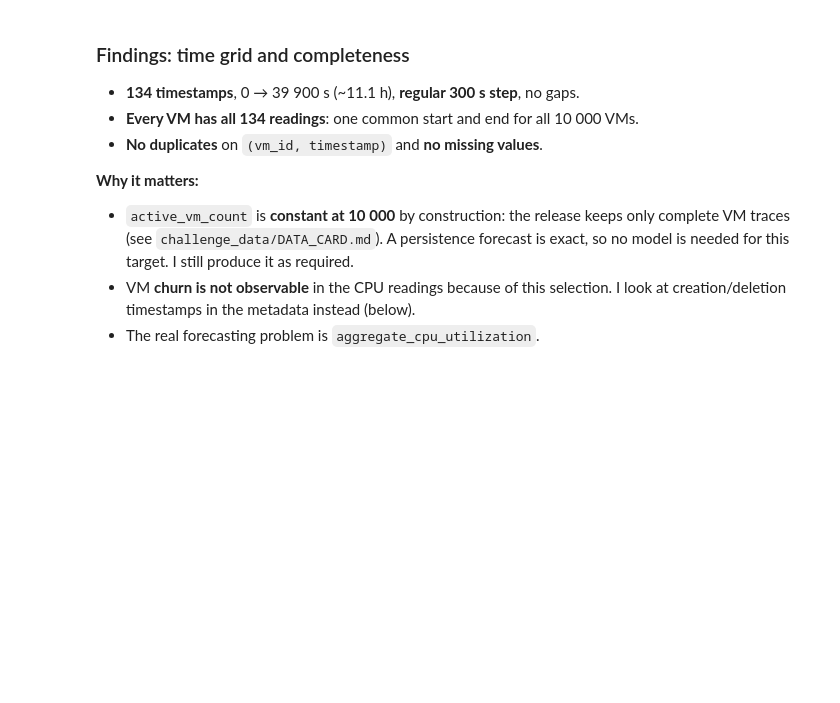
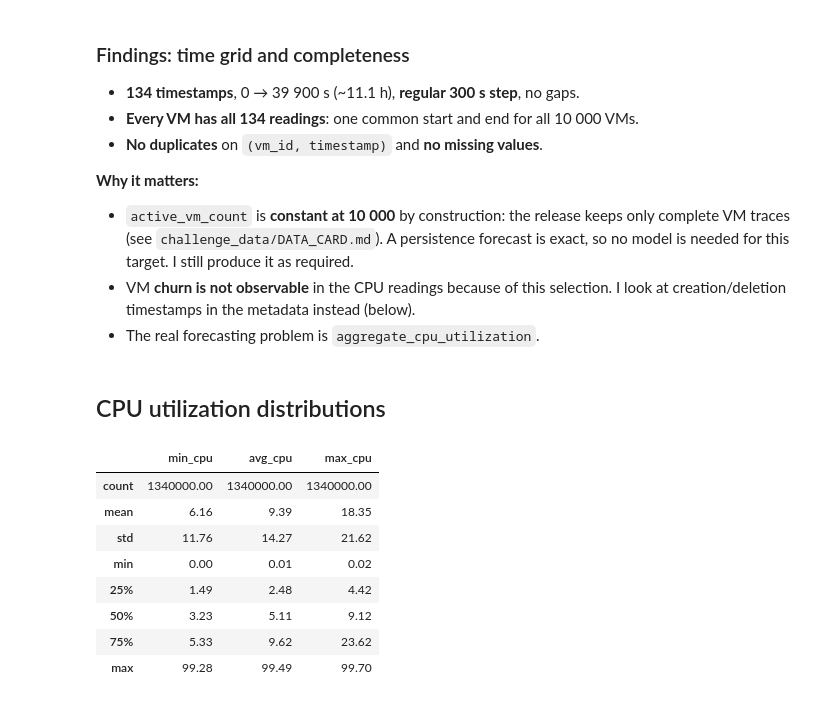
Before and after one commit to Akillot/forecasting-challenge, a Jupyter notebook: notebooks/01_data_audit.ipynb, the cells around one changed output. Cells and saved outputs as stored; diff of their text form; code cells hidden in the pictures; blank space fills up the shorter version.

Commit message:
feat: add analysis of CPU util. distributions

```diff
--- a/notebooks/01_data_audit.ipynb
+++ b/notebooks/01_data_audit.ipynb
@@ -79,3 +80,17 @@ dtype: int64
 - VM **churn is not observable** in the CPU readings because of this selection.
   I look at creation/deletion timestamps in the metadata instead (below).
 - The real forecasting problem is `aggregate_cpu_utilization`.
+# %% [markdown]
+## CPU utilization distributions
+# %%
+cpu[["min_cpu", "avg_cpu", "max_cpu"]].describe().round(2)
+# %% [output]
+|  | min_cpu | avg_cpu | max_cpu |
+| count | 1340000.00 | 1340000.00 | 1340000.00 |
+| mean | 6.16 | 9.39 | 18.35 |
+| std | 11.76 | 14.27 | 21.62 |
+| min | 0.00 | 0.01 | 0.02 |
+| 25% | 1.49 | 2.48 | 4.42 |
+| 50% | 3.23 | 5.11 | 9.12 |
+| 75% | 5.33 | 9.62 | 23.62 |
+| max | 99.28 | 99.49 | 99.70 |
```
Also changed, not shown: parts of 5 cells of this notebook.
